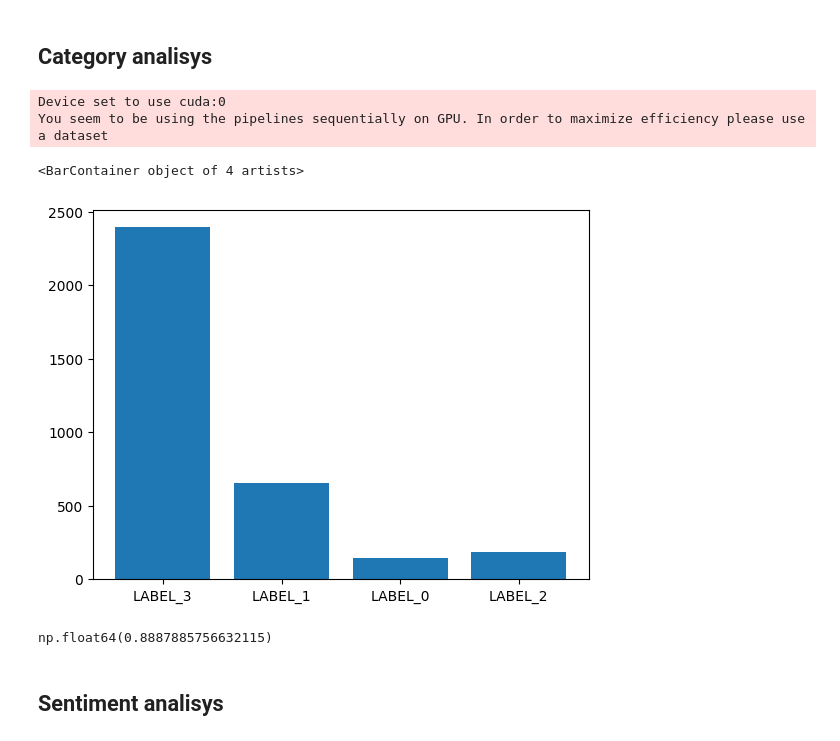
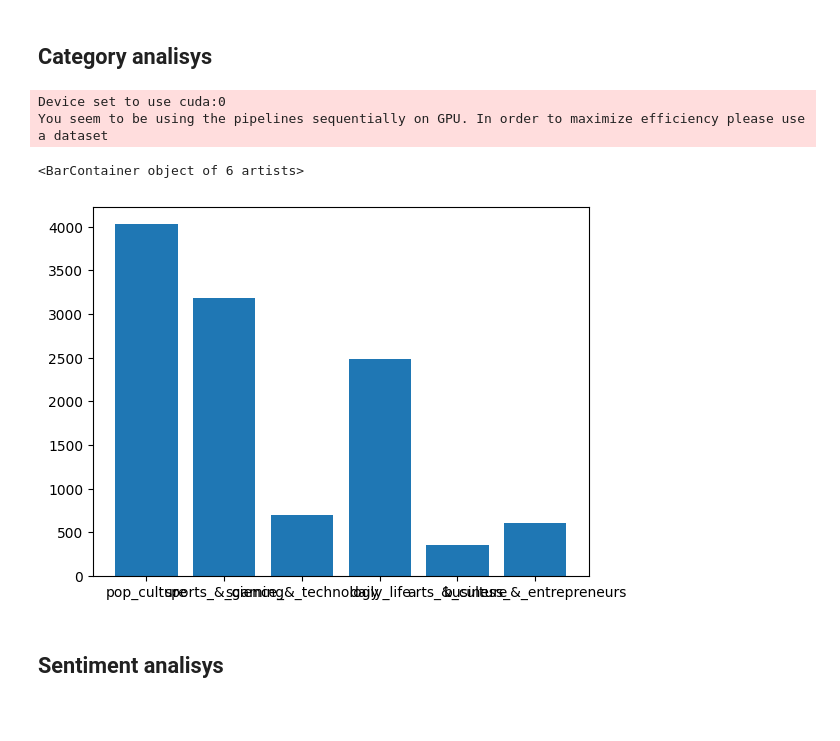
Before and after one commit to AlexSidDev/BigBrother, a Jupyter notebook: EDA.ipynb, the cells around one changed output. Cells and saved outputs as stored; diff of their text form; code cells hidden in the pictures; blank space fills up the shorter version.

Commit message:
Fixed errors in tweets preprocessing for model inference. Changed model for category classification

```diff
--- a/EDA.ipynb
+++ b/EDA.ipynb
@@ -839,40 +795,35 @@ axes[1].grid()
 # %%
 import numpy as np
 from transformers import AutoModelForSequenceClassification, pipeline
 from collections import Counter
 
 
 def preprocess(text):
     new_text = []
     for t in text.split(" "):
         t = '@user' if t.startswith('{@') or t == "{{USERNAME}}" and len(t) > 1 else t
         t = 'http' if t.startswith('http') or t == "{{URL}}" else t
         new_text.append(t)
     return " ".join(new_text)
 
-model_name = "lucasresck/bert-base-cased-ag-news"
+model_name = "cardiffnlp/roberta-base-tweet-topic-single-all"
 sentiment_task = pipeline("text-classification", model=model_name, tokenizer=model_name)
 
 categ_preds = []
 categ_scores = []
 for row in test_dataset['tokens']:
     pred = sentiment_task(preprocess(' '.join(row)))[0]
     categ_preds.append(pred['label'])
     categ_scores.append(pred['score'])
     #print(' '.join(row), pred['label'])
 
 hist = Counter(categ_preds)
 plt.bar(hist.keys(), hist.values())
 # %% [output]
 Device set to use cuda:0
 You seem to be using the pipelines sequentially on GPU. In order to maximize efficiency please use a dataset
-<BarContainer object of 4 artists>
+<BarContainer object of 6 artists>
-[figure, old version]
+[figure, new version]
-# %%
-categ_df = pd.DataFrame({'label': categ_preds, 'score': categ_scores})
-categ_df[categ_df['label'] == 'LABEL_2']['score'].mean()
-# %% [output]
-np.float64(0.8887885756632115)
 # %% [markdown]
 ## Sentiment analisys
 # %%
```
Also changed, not shown: parts of 10 cells of this notebook, 7 other files.
